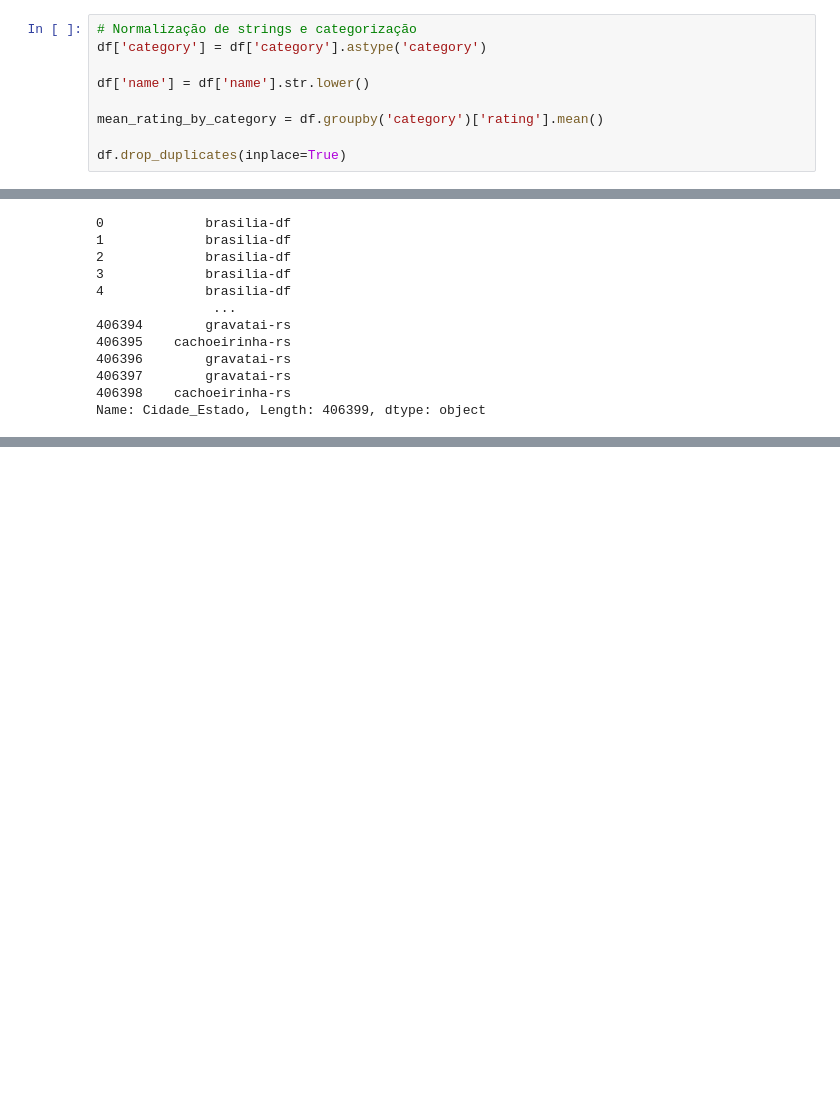
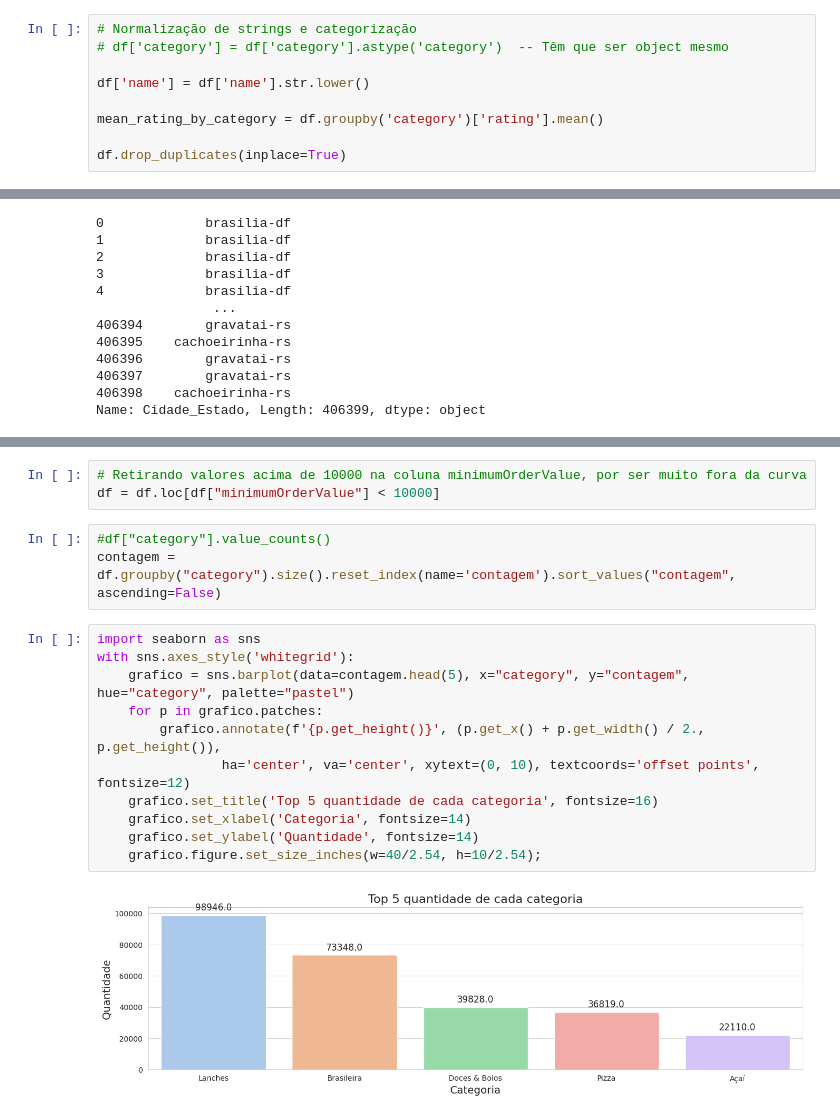
Before and after one commit to RochaSWallace/restaurantes_ifood_2021, a Jupyter notebook: projeto_final_modulo_4.ipynb, the cells around one changed output, grey strips where cells are left out. Cells and saved outputs as stored; diff of their text form; blank space fills up the shorter version.

```diff
--- a/projeto_final_modulo_4.ipynb
+++ b/projeto_final_modulo_4.ipynb
@@ -91,6 +111,6 @@ df.head()
 # %%
 # Normalização de strings e categorização
-df['category'] = df['category'].astype('category')
+# df['category'] = df['category'].astype('category')  -- Têm que ser object mesmo
 
 df['name'] = df['name'].str.lower()
 
@@ -156,3 +176,22 @@ df.head()
 | 2 | False | https://static-images.ifood.com.b... | Bebidas | 11.99 | 70 | 8 | 5300108 | ... |
 | 3 | False | https://static-images.ifood.com.b... | Carnes | 16.49 | 63 | 6 | 5300108 | ... |
 | 4 | False | https://static-images.ifood.com.b... | Brasileira | 11.99 | 58 | 5 | 5300108 | ... |
+# %%
+# Retirando valores acima de 10000 na coluna minimumOrderValue, por ser muito fora da curva
+df = df.loc[df["minimumOrderValue"] < 10000]
+# %%
+#df["category"].value_counts()
+contagem = df.groupby("category").size().reset_index(name='contagem').sort_values("contagem", ascending=False)
+# %%
+import seaborn as sns
+with sns.axes_style('whitegrid'):
+    grafico = sns.barplot(data=contagem.head(5), x="category", y="contagem", hue="category", palette="pastel")
+    for p in grafico.patches:
+        grafico.annotate(f'{p.get_height()}', (p.get_x() + p.get_width() / 2., p.get_height()),
+                ha='center', va='center', xytext=(0, 10), textcoords='offset points', fontsize=12)
+    grafico.set_title('Top 5 quantidade de cada categoria', fontsize=16)
+    grafico.set_xlabel('Categoria', fontsize=14)
+    grafico.set_ylabel('Quantidade', fontsize=14)
+    grafico.figure.set_size_inches(w=40/2.54, h=10/2.54);
+# %% [output]
+[figure, added]
```
Also changed, not shown: parts of 11 cells of this notebook.
